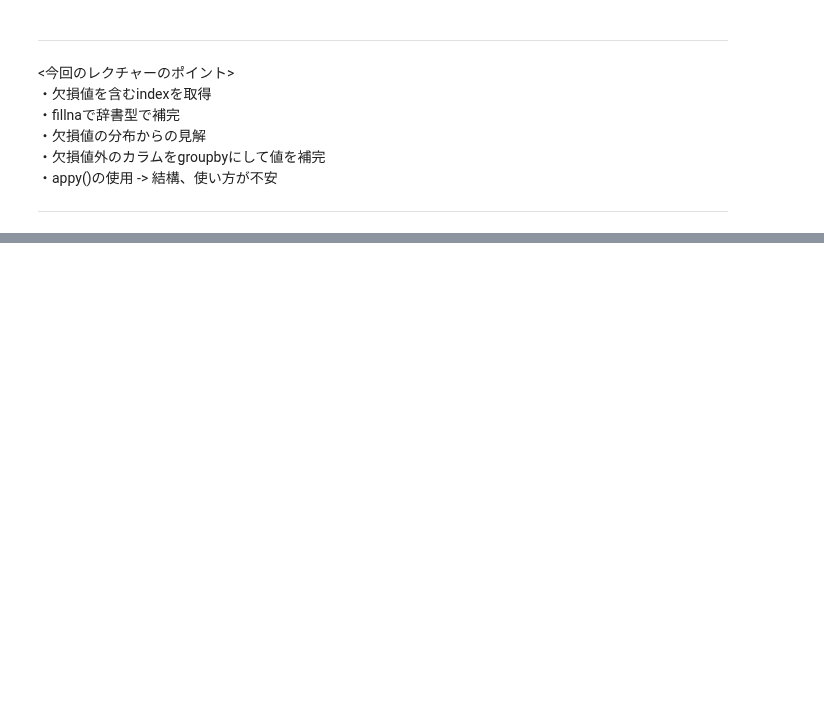
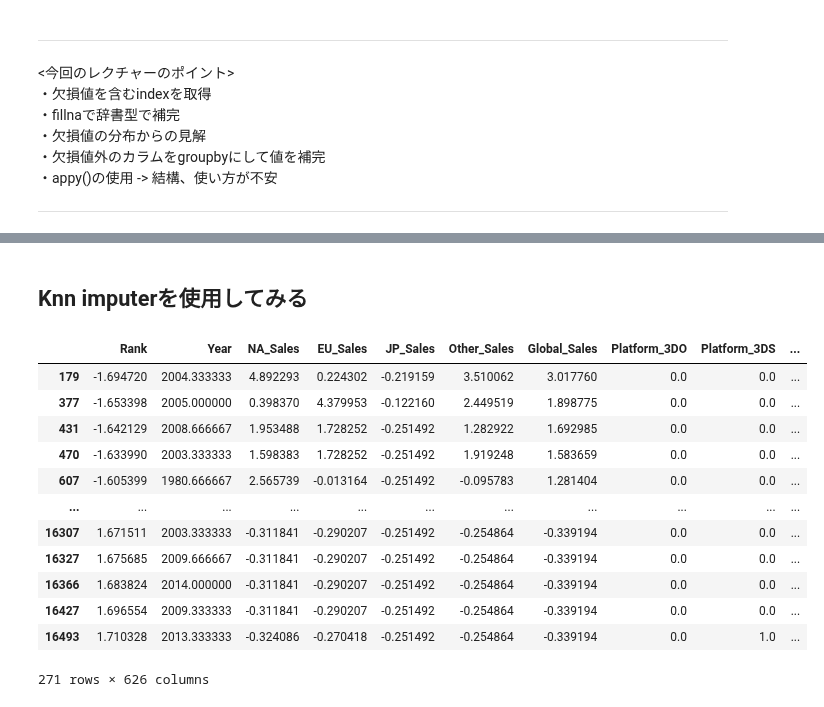
Before and after one commit to Masato-210831/For_study, a Jupyter notebook: Python_code/ML_lectures/preprocessing.ipynb, the cells around one changed output, grey strips where cells are left out. Cells and saved outputs as stored; diff of their text form; code cells hidden in the pictures; blank space fills up the shorter version.

```diff
--- a/Python_code/ML_lectures/preprocessing.ipynb
+++ b/Python_code/ML_lectures/preprocessing.ipynb
@@ -289,0 +296,23 @@ X_test['Year'] = X_test.apply(lambda row: platform_year_dict[row["Platform"]] if
+# %%
+df = pd.read_csv('document/vgsales.csv')
+
+# 特徴量をYearとそれ以外に分ける
+year_col = df['Year']
+X_df = df.drop('Year', axis=1)
+
+
+#ーーーーーーーーーーーーーー
+# 前処理
+#ーーーーーーーーーーーーーー
+
+# publisherの欠損値をNaNにする, 欠損値予測にnameは関係ないのでdropする
+X_df['Publisher'].fillna('NaN', inplace=True)
+X_df.drop('Name', axis=1, inplace=True)
+
+
+# データの標準化
+val_cols = X_df.select_dtypes(include=np.number)
+# val_cols.drop('Rank', axis=1, inplace=True)  #　かめさんではRankも標準化していた
+scaler = StandardScaler()
+scaler.set_output(transform='pandas')
+X_df.loc[:, val_cols.columns] = scaler.fit_transform(val_cols)
@@ -289,0 +379,32 @@ X_test['Year'] = X_test.apply(lambda row: platform_year_dict[row["Platform"]] if
+# %% [markdown]
+## Knn imputerを使用してみる
+# %%
+# kNNImputerを使う
+df = pd.read_csv('document/vgsales.csv')
+df[['Publisher']] = df[['Publisher']].fillna('NaN')
+df.drop("Name", axis=1, inplace=True)
+# %%
+# kNNImputerを使う
+imputer = KNNImputer(n_neighbors=3)
+imputer.set_output(transform='pandas')
+# ダミー変数
+df = pd.get_dummies(df, drop_first=True)
+# 標準化
+df[num_cols] = StandardScaler().fit_transform(df[num_cols])
+df_imputed = imputer.fit_transform(df)
+# %%
+df_imputed.iloc[target_idx]
+# %% [output]
+|  | Rank | Year | NA_Sales | EU_Sales | JP_Sales | Other_Sales | Global_Sales | Platform_3DO | Platform_3DS | ... |
+| 179 | -1.694720 | 2004.333333 | 4.892293 | 0.224302 | -0.219159 | 3.510062 | 3.017760 | 0.0 | 0.0 | ... |
+| 377 | -1.653398 | 2005.000000 | 0.398370 | 4.379953 | -0.122160 | 2.449519 | 1.898775 | 0.0 | 0.0 | ... |
+| 431 | -1.642129 | 2008.666667 | 1.953488 | 1.728252 | -0.251492 | 1.282922 | 1.692985 | 0.0 | 0.0 | ... |
+| 470 | -1.633990 | 2003.333333 | 1.598383 | 1.728252 | -0.251492 | 1.919248 | 1.583659 | 0.0 | 0.0 | ... |
+| 607 | -1.605399 | 1980.666667 | 2.565739 | -0.013164 | -0.251492 | -0.095783 | 1.281404 | 0.0 | 0.0 | ... |
+| ... | ... | ... | ... | ... | ... | ... | ... | ... | ... | ... |
+| 16307 | 1.671511 | 2003.333333 | -0.311841 | -0.290207 | -0.251492 | -0.254864 | -0.339194 | 0.0 | 0.0 | ... |
+| 16327 | 1.675685 | 2009.666667 | -0.311841 | -0.290207 | -0.251492 | -0.254864 | -0.339194 | 0.0 | 0.0 | ... |
+| 16366 | 1.683824 | 2014.000000 | -0.311841 | -0.290207 | -0.251492 | -0.254864 | -0.339194 | 0.0 | 0.0 | ... |
+| 16427 | 1.696554 | 2009.333333 | -0.311841 | -0.290207 | -0.251492 | -0.254864 | -0.339194 | 0.0 | 0.0 | ... |
+| 16493 | 1.710328 | 2013.333333 | -0.324086 | -0.270418 | -0.251492 | -0.254864 | -0.339194 | 0.0 | 1.0 | ... |
+271 rows × 626 columns
```
Also changed, not shown: parts of 7 cells of this notebook, 1 other file.
